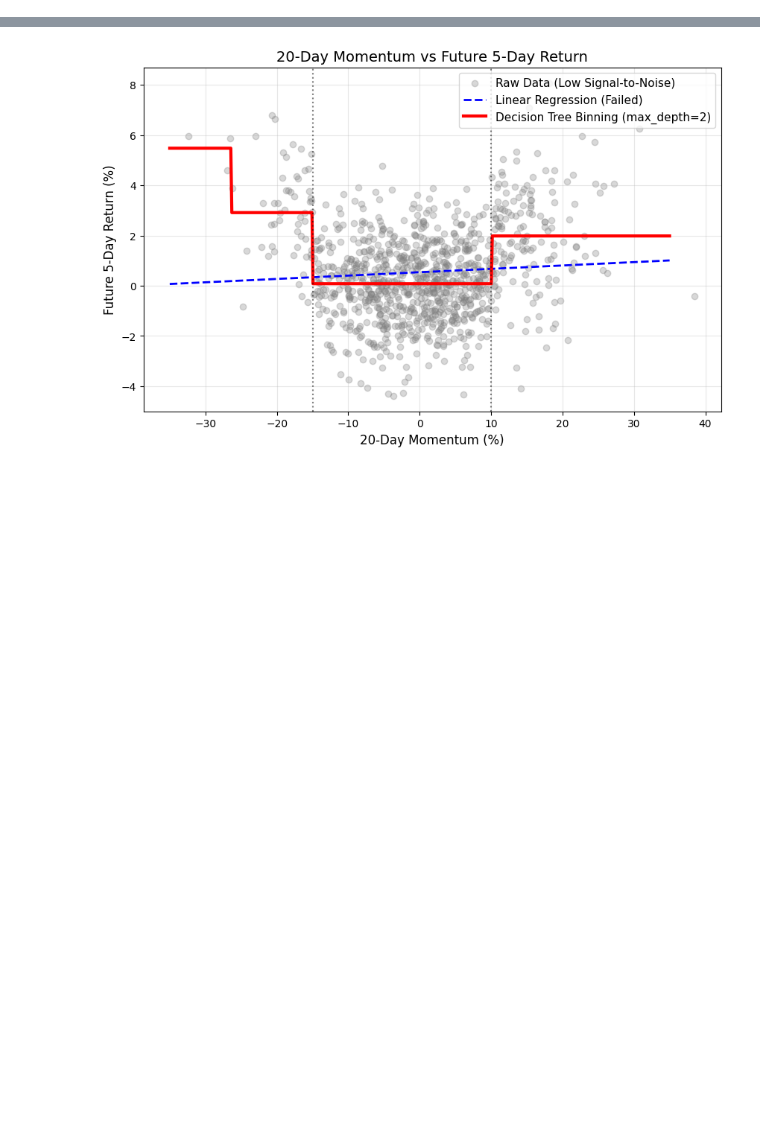
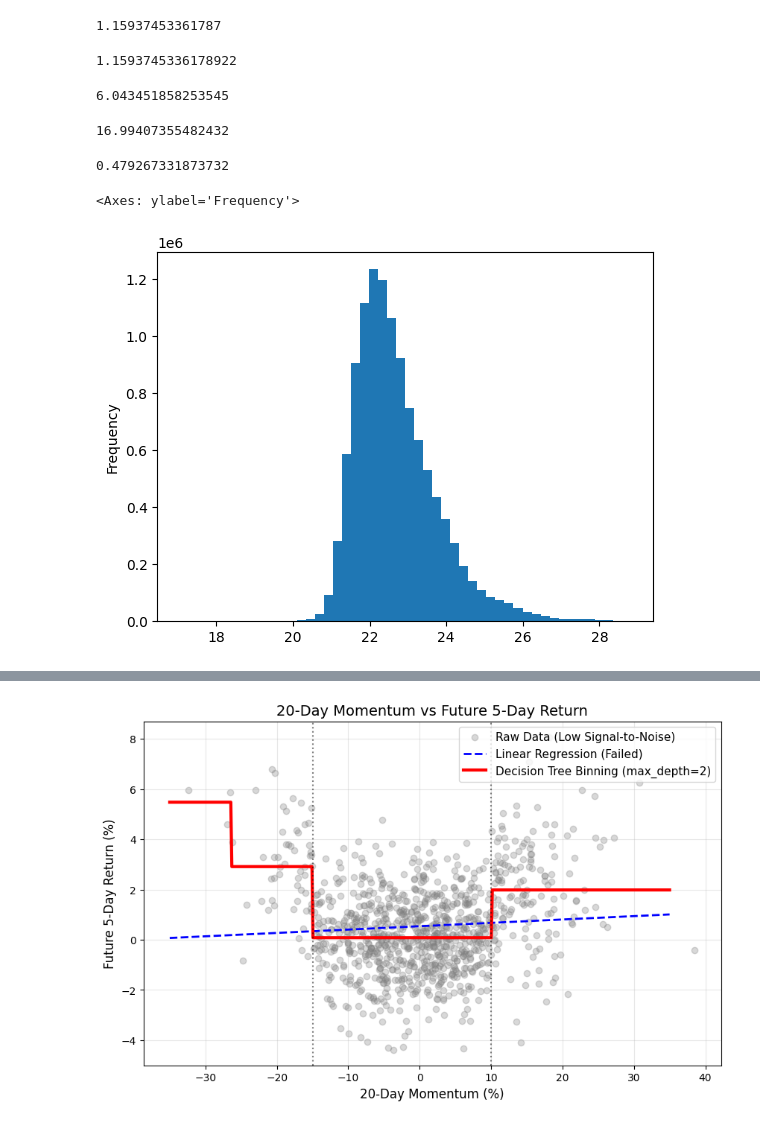
Before and after one commit to cshxinhao/q-modeling, a Jupyter notebook: test.ipynb, the cells around one changed output, grey strips where cells are left out. Drawn from its saved outputs; the diff is of its cells as text; code cells hidden in the pictures; blank space fills up the shorter version.

Commit message:
baseline go live.

```diff
--- a/test.ipynb
+++ b/test.ipynb
@@ -0,0 +25,12 @@
+# %%
+def cs_zscore(ser):
+    m = ser.groupby("datetime").transform("mean")
+    s = ser.groupby("datetime").transform("std")
+    return ser.sub(m).div(s)
+
+
+df = pd.read_parquet(
+    r"D:\model_data_warehouse\china_all\baseline_xgb5d\oof_preds.parquet"
+).set_index(['datetime', 'symbol'])
+size = cs_zscore(np.log(df["cap_total"]))
+liquid = cs_zscore(np.log(df["adv"] / df["cap_total"]))
@@ -0,0 +58,25 @@
+# %%
+np.log(df['cap_total']).skew()
+# %% [output]
+1.15937453361787
+# %%
+np.log(df['cap_total']).skew()
+# %% [output]
+1.1593745336178922
+# %%
+np.sqrt(df['cap_total']).skew()
+# %% [output]
+6.043451858253545
+# %%
+df['cap_total'].skew()
+# %% [output]
+16.99407355482432
+# %%
+skewness(df['cap_total'])
+# %% [output]
+0.479267331873732
+# %%
+np.log(df['cap_total']).plot.hist(bins=50)
+# %% [output]
+<Axes: ylabel='Frequency'>
+[figure, added]
```
Also changed, not shown: parts of 22 cells of this notebook, 5 other files.
